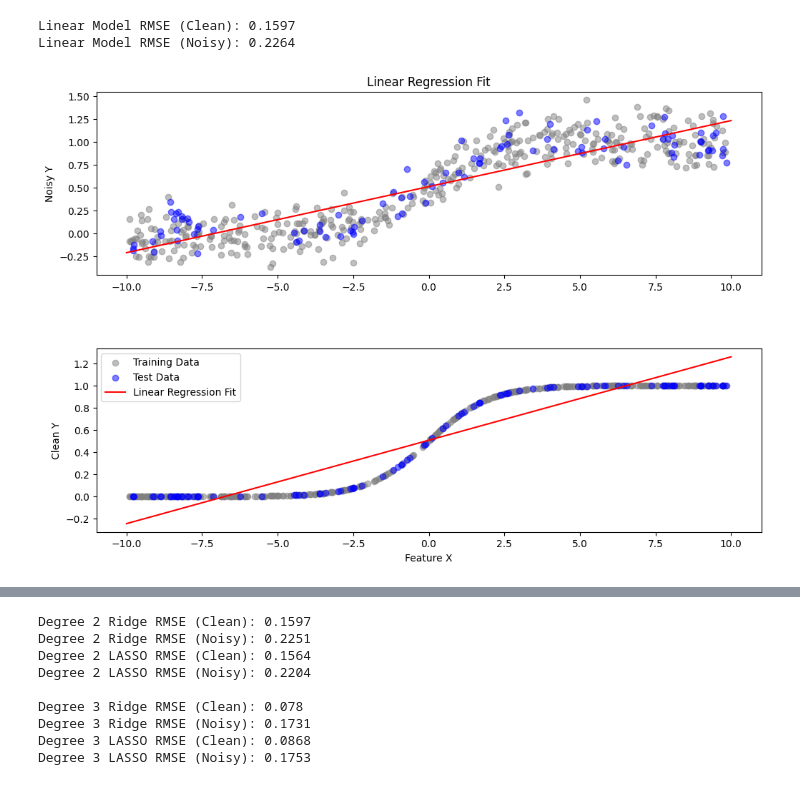
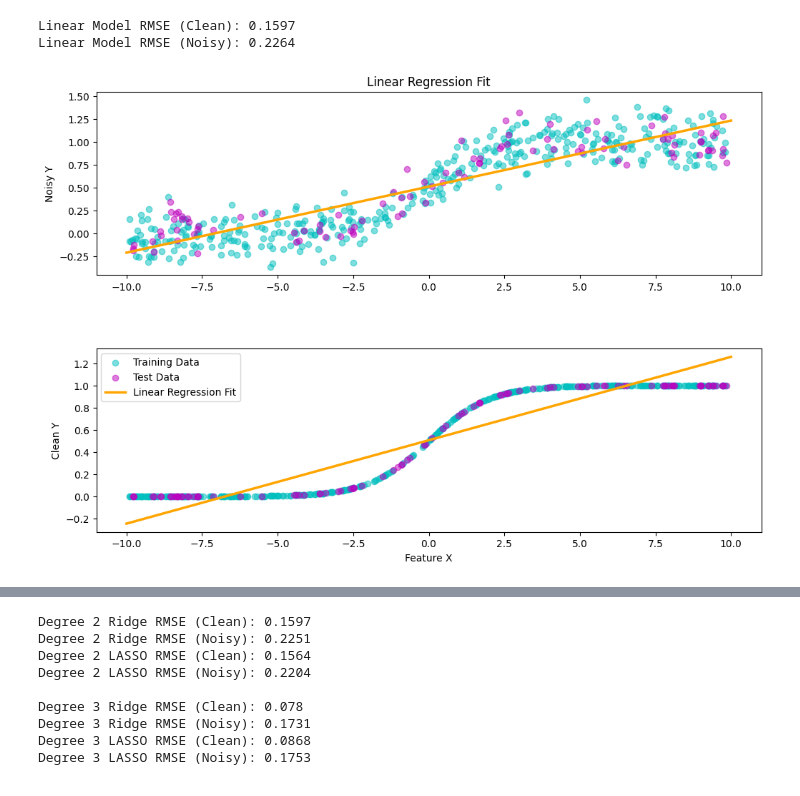
Before and after one commit to SaiNikhilChanda/DSCI225, a Jupyter notebook: SaiChandaAssignment3.ipynb, the cells around one changed output, grey strips where cells are left out. Drawn from its saved outputs; the diff is of its cells as text; code cells hidden in the pictures.

```diff
--- a/SaiChandaAssignment3.ipynb
+++ b/SaiChandaAssignment3.ipynb
@@ -54,26 +74,26 @@ Linear Model RMSE (Noisy): 0.2264
 # %%
 x_range = np.linspace(-10, 10, 500).reshape(-1, 1)
 y_pred_clean = linear_clean.predict(x_range)
 y_pred_noisy = linear_noisy.predict(x_range)
 
 plt.figure(figsize=(12, 8))
 plt.subplot(2, 1, 1)
-plt.scatter(X_train, y_noisy_train, color='gray', label="Training Data", alpha=0.5)
-plt.scatter(X_test, y_noisy_test, color='blue', label="Test Data", alpha=0.5)
-plt.plot(x_range, y_pred_clean, color='red', label="Linear Regression Fit")
+plt.scatter(X_train, y_noisy_train, color='c', label="Training Data", alpha=0.5)
+plt.scatter(X_test, y_noisy_test, color='m', label="Test Data", alpha=0.5)
+plt.plot(x_range, y_pred_clean, color='orange', label="Linear Regression Fit", linewidth = 2.5)
 plt.ylabel("Noisy Y")
 plt.title("Linear Regression Fit")
 
 plt.subplot(2, 1, 2)
-plt.scatter(X_train, y_clean_train, color='gray', label="Training Data", alpha=0.5)
-plt.scatter(X_test, y_clean_test, color='blue', label="Test Data", alpha=0.5)
-plt.plot(x_range, y_pred_noisy, color='red', label="Linear Regression Fit")
+plt.scatter(X_train, y_clean_train, color='c', label="Training Data", alpha=0.5)
+plt.scatter(X_test, y_clean_test, color='m', label="Test Data", alpha=0.5)
+plt.plot(x_range, y_pred_noisy, color='orange', label="Linear Regression Fit", linewidth = 2.5)
 plt.xlabel("Feature X")
 plt.ylabel("Clean Y")
 plt.legend()
 
 plt.subplots_adjust(hspace=0.4)
 
 plt.show()
 # %% [output]
-[figure, old version]
+[figure, new version]
```
Also changed, not shown: parts of 15 cells of this notebook.
